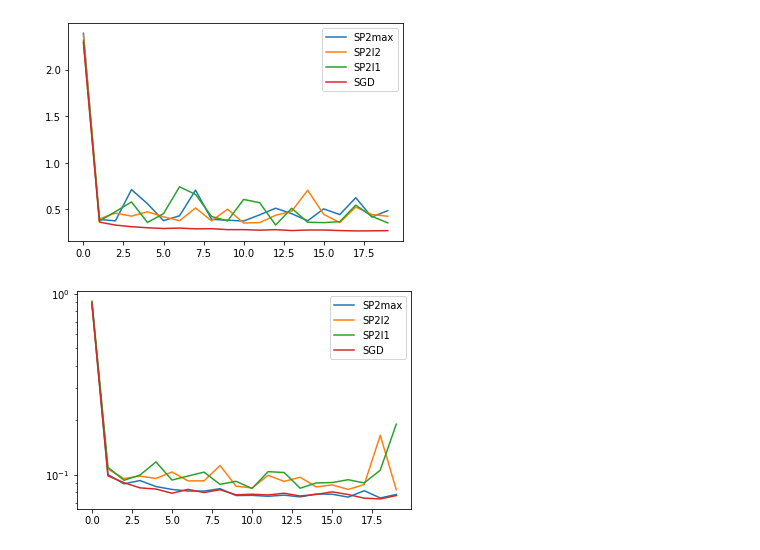
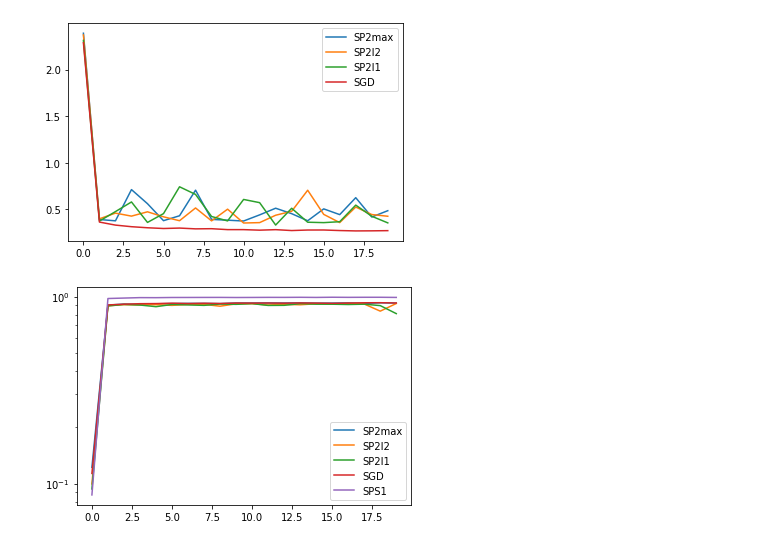
Before and after one commit to wswartworth/sps_optimizers, a Jupyter notebook: Untitled.ipynb, the cells around one changed output. Drawn from its saved outputs; the diff is of its cells as text; code cells hidden in the pictures.

```diff
--- a/Untitled.ipynb
+++ b/Untitled.ipynb
@@ -119,18 +119,18 @@ plt.show()
 from math import log
 # %%
 path = "./experiment_data/"
-exps = ["SP2max_small_lmda_0.01", "SP2l2_small_lmda_0.01", "SP2l1_small_lmda_0.01", "SGD_small_sz_0.01" ]
-exp_labels = ['SP2max', 'SP2l2', 'SP2l1', 'SGD']
+exps = ["SP2max_small_lmda_0.01", "SP2l2_small_lmda_0.01", "SP2l1_small_lmda_0.01", "SGD_small_sz_0.01","SPS1_med_lmda_0.1" ]
+exp_labels = ['SP2max', 'SP2l2', 'SP2l1', 'SGD', 'SPS1']
 
 datatype = "test_class_accs"
-data_type = "train_losses"
+#datatype = "train_losses"
 
 for exp, label in zip(exps, exp_labels):
     data_file = path + exp + "/" + datatype + ".pkl"
     data = pickle.load( open(data_file, "rb" ) )
     plt.yscale('log')
-    plt.plot([1-d for d in data], label=label)
+    plt.plot([d for d in data], label=label)
 plt.legend()
 plt.show()
 # %% [output]
-[figure, old version]
+[figure, new version]
```
Also changed, not shown: parts of 1 cell of this notebook, 8 other files.
